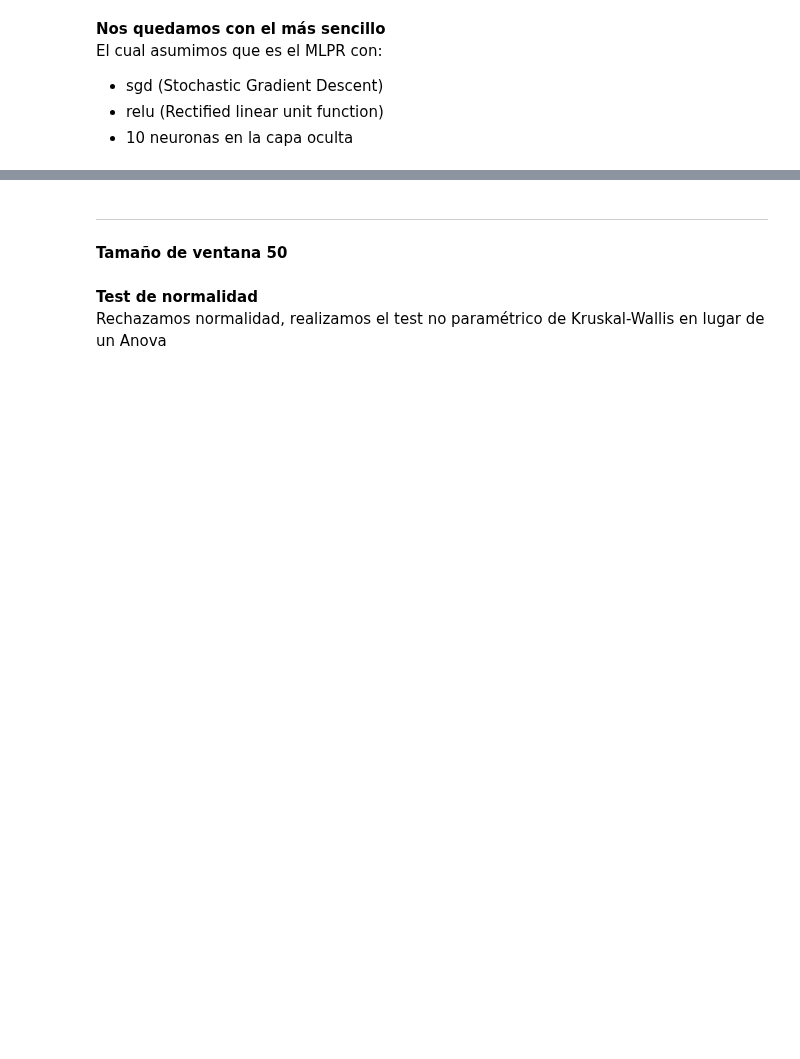
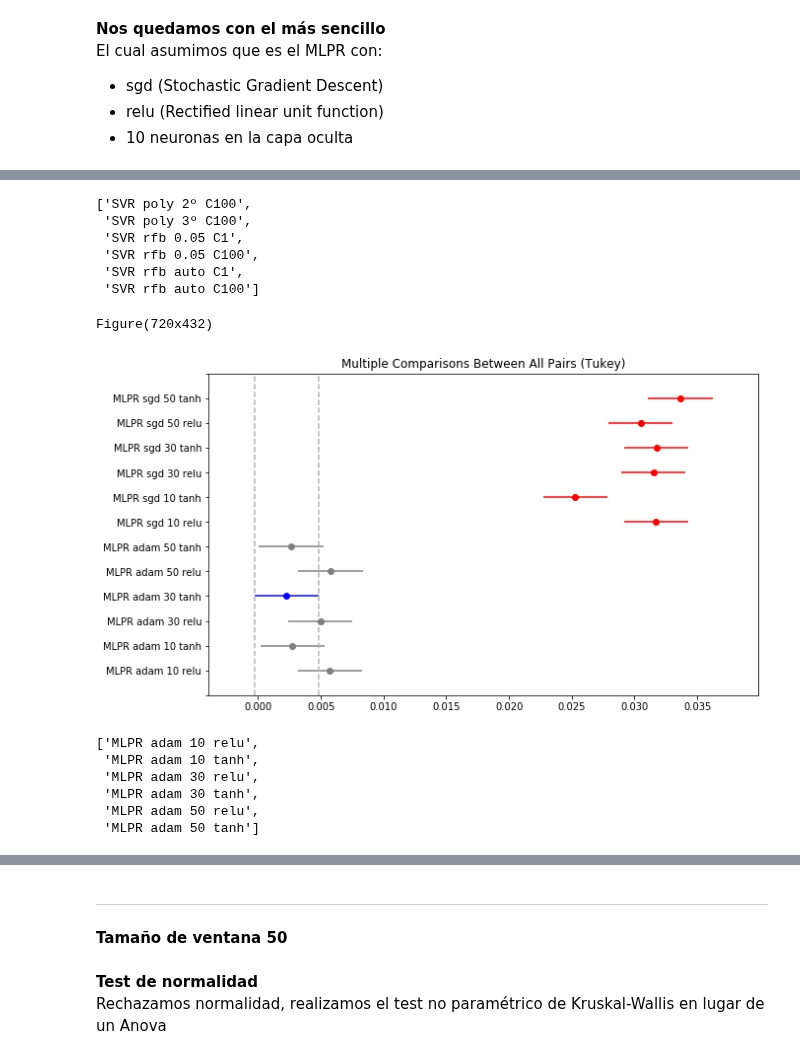
Before and after one commit to iagooteroc/int_computacional, a Jupyter notebook: HENON.ipynb, the cells around one changed output, grey strips where cells are left out. Drawn from its saved outputs; the diff is of its cells as text; code cells hidden in the pictures; blank space fills up the shorter version.

```diff
--- a/HENON.ipynb
+++ b/HENON.ipynb
@@ -344,0 +346,46 @@ MLPR adam 50 tanh: 0.25 +- 0.02
+# %%
+resultados = result._results_table.data
+group1 = resultados[0].index('group1')
+group2 = resultados[0].index('group2')
+reject = resultados[0].index('reject')
+best_groups = []
+for row in resultados[1:]:
+    if (row[group1] == str(best_group) or row[group2] == str(best_group)) and not row[reject]:
+        best_groups.append(row[group1])
+        best_groups.append(row[group2])
+best_groups.append(best_group)
+best_groups = set(best_groups)
+sorted(best_groups)
+# %% [output]
+['SVR poly 2º C100',
+ 'SVR poly 3º C100',
+ 'SVR rfb 0.05 C1',
+ 'SVR rfb 0.05 C100',
+ 'SVR rfb auto C1',
+ 'SVR rfb auto C100']
+# %%
+best_list = sorted(best_groups)
+result,best_group = tukey_test(res_test, 16, 28, etiquetas)
+# %% [output]
+Figure(720x432)
+[figure, added]
+# %%
+resultados = result._results_table.data
+group1 = resultados[0].index('group1')
+group2 = resultados[0].index('group2')
+reject = resultados[0].index('reject')
+best_groups = []
+for row in resultados[1:]:
+    if (row[group1] == str(best_group) or row[group2] == str(best_group)) and not row[reject]:
+        best_groups.append(row[group1])
+        best_groups.append(row[group2])
+best_groups.append(best_group)
+best_groups = set(best_groups)
+sorted(best_groups)
+# %% [output]
+['MLPR adam 10 relu',
+ 'MLPR adam 10 tanh',
+ 'MLPR adam 30 relu',
+ 'MLPR adam 30 tanh',
+ 'MLPR adam 50 relu',
+ 'MLPR adam 50 tanh']
```
Also changed, not shown: parts of 28 cells of this notebook, 3 other files.
